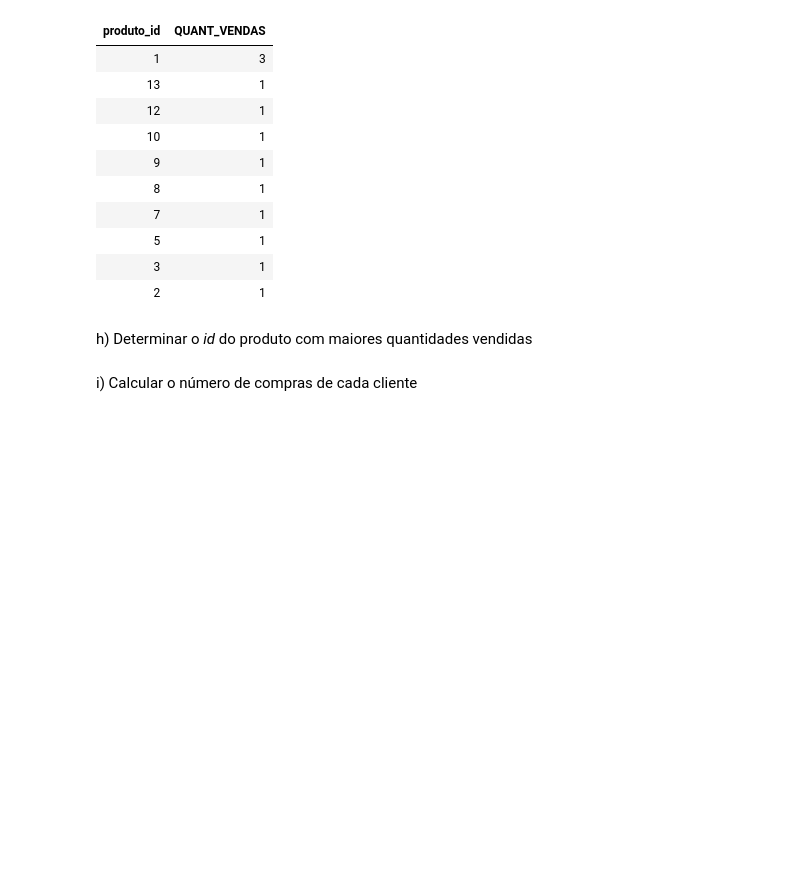
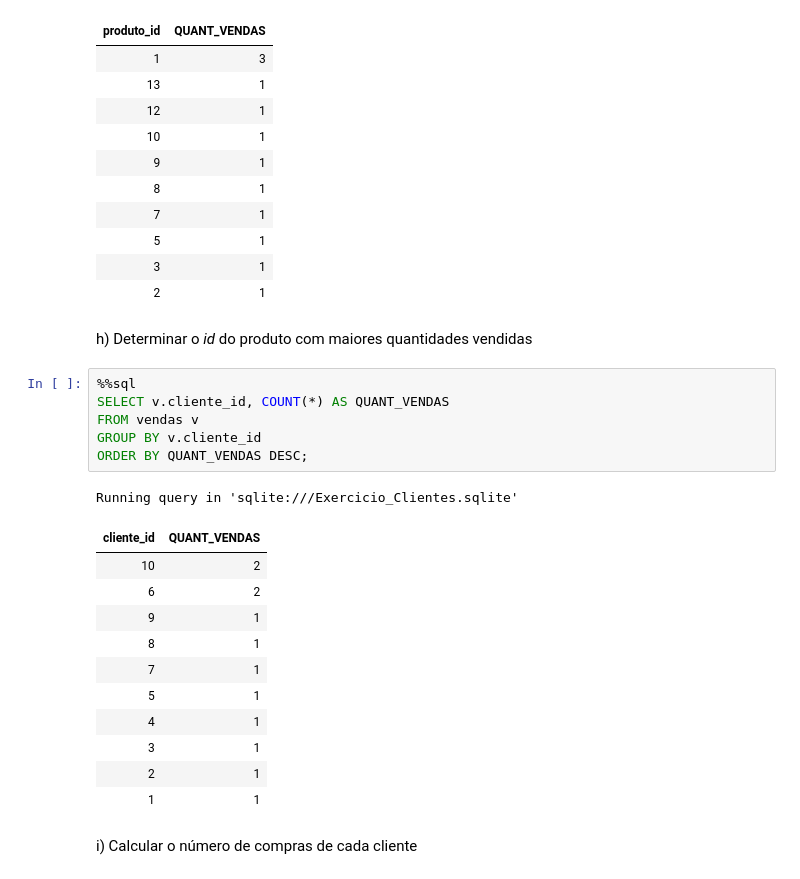
Before and after one commit to jpedrodias/FundamentosSQL, a Jupyter notebook: Week03/Exercicio_Clientes_resolvido.ipynb, the cells around one changed output. Cells and saved outputs as stored; diff of their text form; blank space fills up the shorter version.

```diff
--- a/Week03/Exercicio_Clientes_resolvido.ipynb
+++ b/Week03/Exercicio_Clientes_resolvido.ipynb
@@ -1027,5 +1027,24 @@ Running query in 'sqlite:///Exercicio_Clientes.sqlite'
 | 2 | 1 |
 # %% [markdown]
 h) Determinar o *id* do produto com maiores quantidades vendidas
+# %%
+%%sql
+SELECT v.cliente_id, COUNT(*) AS QUANT_VENDAS
+FROM vendas v
+GROUP BY v.cliente_id
+ORDER BY QUANT_VENDAS DESC;
+# %% [output]
+Running query in 'sqlite:///Exercicio_Clientes.sqlite'
+| cliente_id | QUANT_VENDAS |
+| 10 | 2 |
+| 6 | 2 |
+| 9 | 1 |
+| 8 | 1 |
+| 7 | 1 |
+| 5 | 1 |
+| 4 | 1 |
+| 3 | 1 |
+| 2 | 1 |
+| 1 | 1 |
 # %% [markdown]
 i) Calcular o número de compras de cada cliente
```
Also changed, not shown: parts of 1 cell of this notebook.
